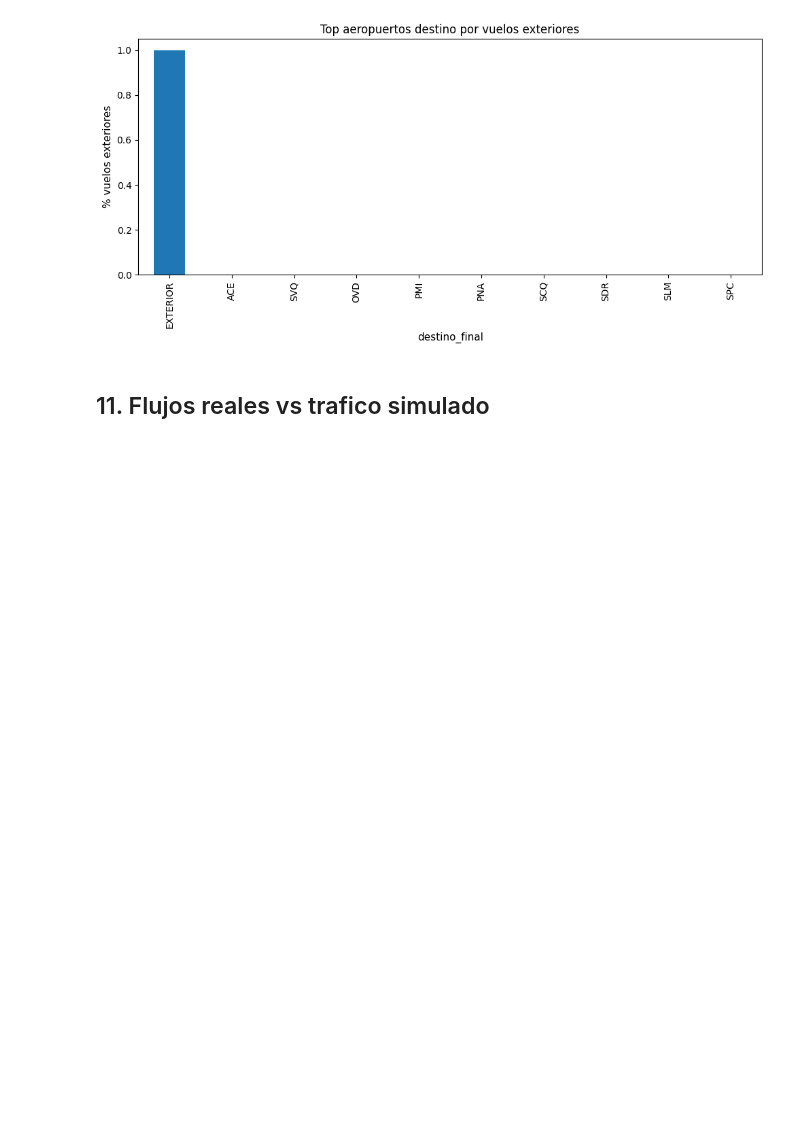
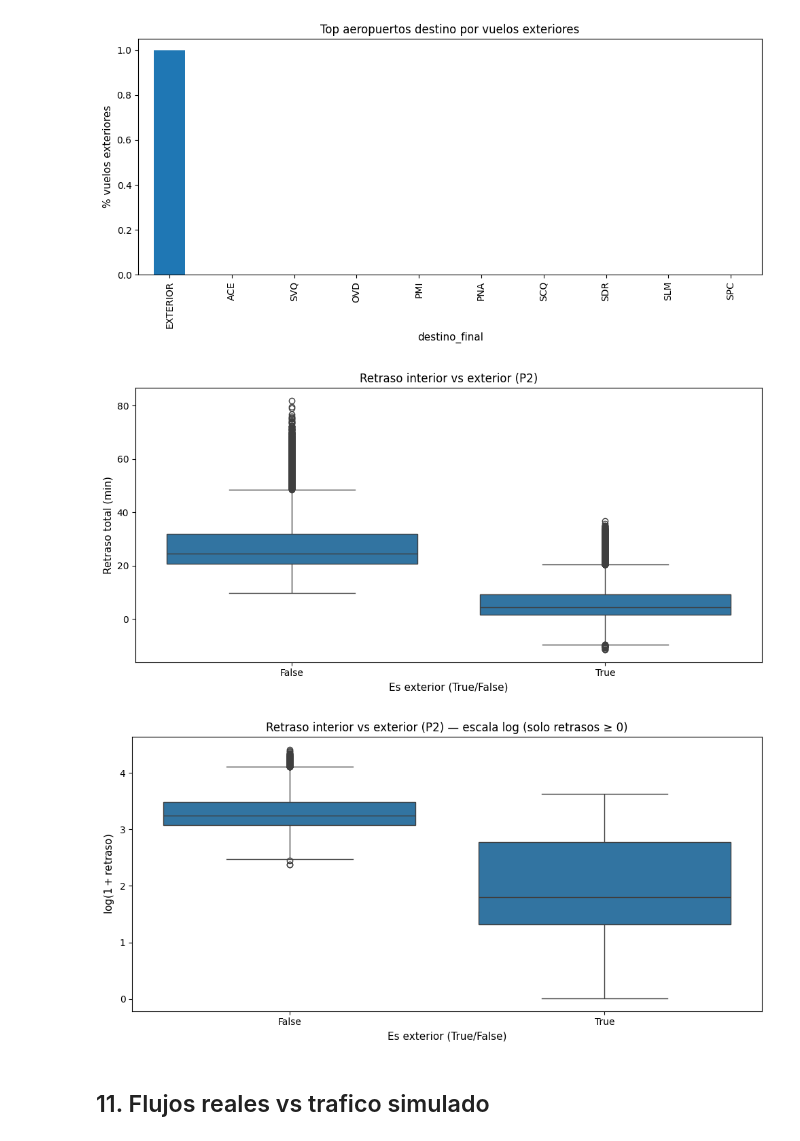
Before and after one commit to alvaro-huisman/Simulacion_trafico_aereo_local-TFG, a Jupyter notebook: analisis/analisis_prototipo2.ipynb, the cells around one changed output. Cells and saved outputs as stored; diff of their text form; code cells hidden in the pictures; blank space fills up the shorter version.

```diff
--- a/analisis/analisis_prototipo2.ipynb
+++ b/analisis/analisis_prototipo2.ipynb
@@ -377,6 +400,33 @@ Vuelos adelantados: 846
 [figure]
 [figure]
 [figure]
+# %%
+# --- Boxplot original (ya lo tienes) ---
+if 'es_exterior' in df_vuelos.columns:
+    fig, ax = plt.subplots()
+    sns.boxplot(data=df_vuelos, x='es_exterior', y=col_delay, ax=ax)
+    ax.set_xlabel('Es exterior (True/False)')
+    ax.set_ylabel('Retraso total (min)')
+    ax.set_title('Retraso interior vs exterior (P2)')
+    plt.tight_layout()
+    plt.savefig(os.path.join(FIG_DIR, 'box_retraso_exterior_p2.png'))
+
+    # --- NUEVO: versión en escala logarítmica (solo retrasos >= 0) ---
+    df_log = df_vuelos.loc[df_vuelos[col_delay] >= 0, ['es_exterior', col_delay]].copy()
+
+    # Transformación estable: log(1 + retraso) para evitar log(0)
+    df_log['log1p_retraso'] = np.log1p(df_log[col_delay])
+
+    fig, ax = plt.subplots()
+    sns.boxplot(data=df_log, x='es_exterior', y='log1p_retraso', ax=ax)
+    ax.set_xlabel('Es exterior (True/False)')
+    ax.set_ylabel(r'$\log(1 + \text{retraso})$')
+    ax.set_title('Retraso interior vs exterior (P2) — escala log (solo retrasos ≥ 0)')
+    plt.tight_layout()
+    plt.savefig(os.path.join(FIG_DIR, 'box_retraso_exterior_p2_log.png'))
+# %% [output]
+[figure, added]
+[figure, added]
 # %% [markdown]
 ## 11. Flujos reales vs trafico simulado
 # %%
```
Also changed, not shown: parts of 1 cell of this notebook, 1 other file.
